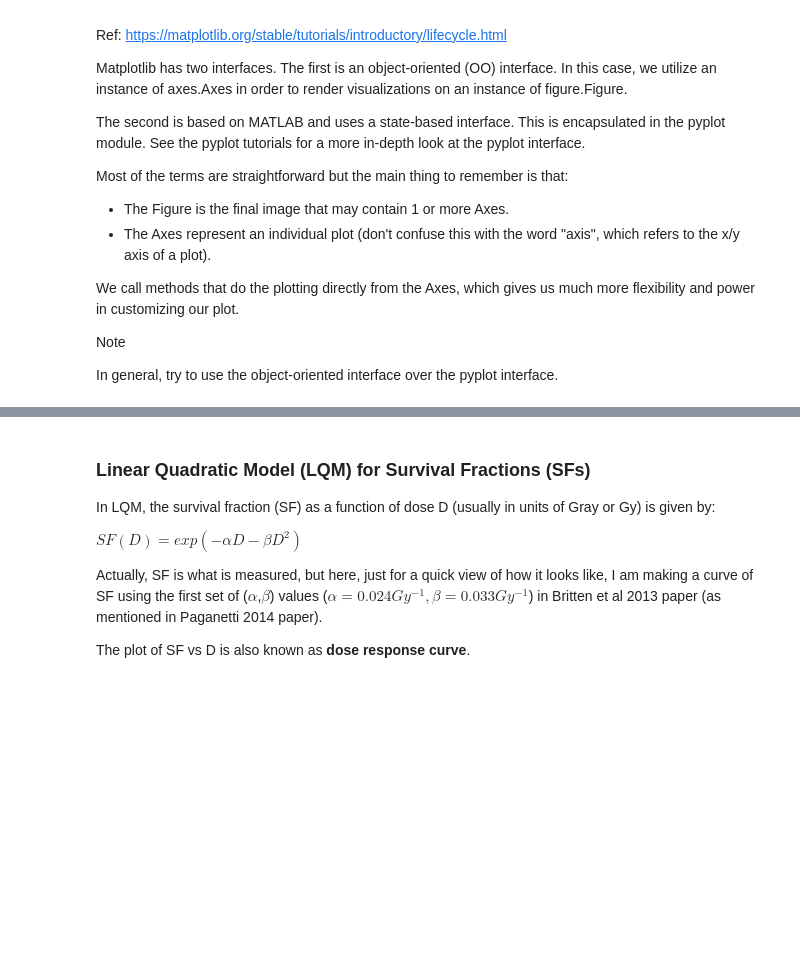
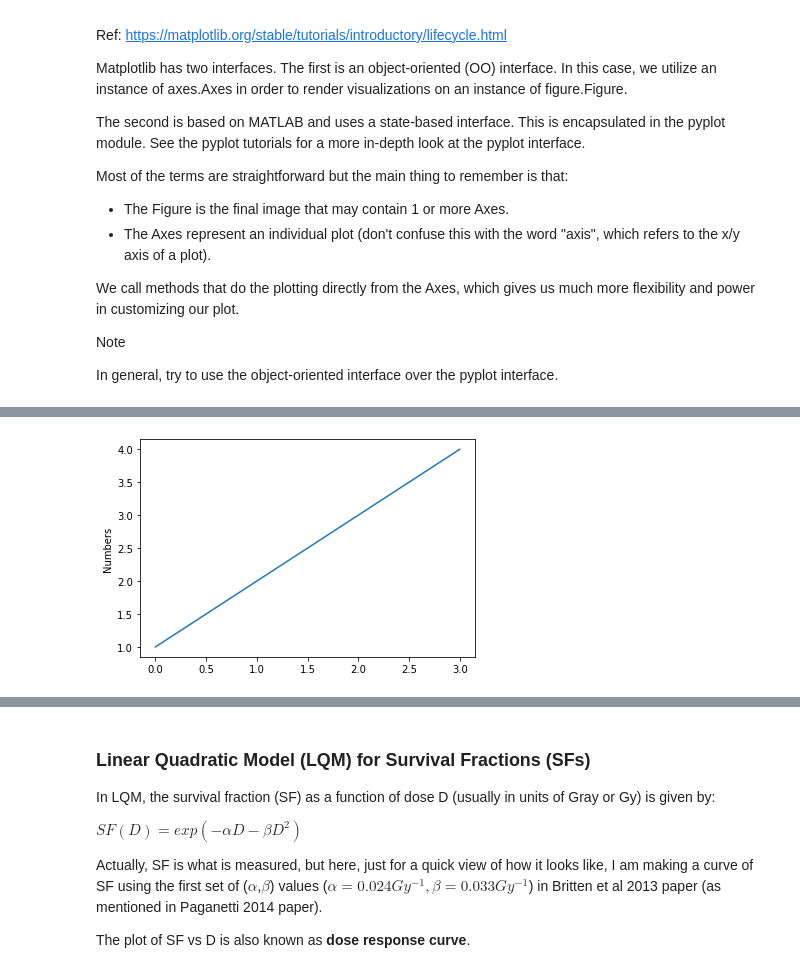
Before and after one commit to KPAdhikari/PythonStuff, a Jupyter notebook: IPython_Jupyter_Notebooks/Python Plotting - matplotlib V2.ipynb, the cells around one changed output, grey strips where cells are left out. Drawn from its saved outputs; the diff is of its cells as text; code cells hidden in the pictures; blank space fills up the shorter version.

```diff
--- a/IPython_Jupyter_Notebooks/Python Plotting - matplotlib V2.ipynb
+++ b/IPython_Jupyter_Notebooks/Python Plotting - matplotlib V2.ipynb
@@ -43,0 +108,6 @@ In general, try to use the object-oriented interface over the pyplot interface.
+# %%
+plt.plot([1, 2, 3, 4])
+plt.ylabel('Numbers')
+plt.show()
+# %% [output]
+[figure, added]
```
Also changed, not shown: parts of 27 cells of this notebook, 1 other file.
